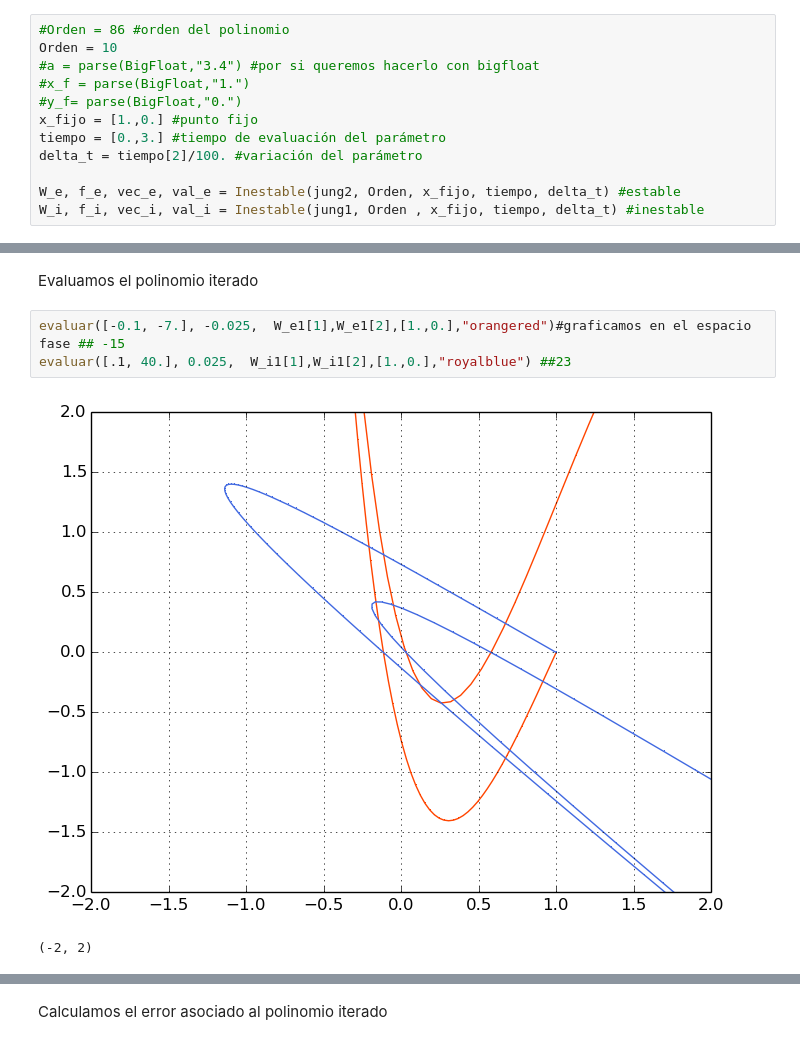
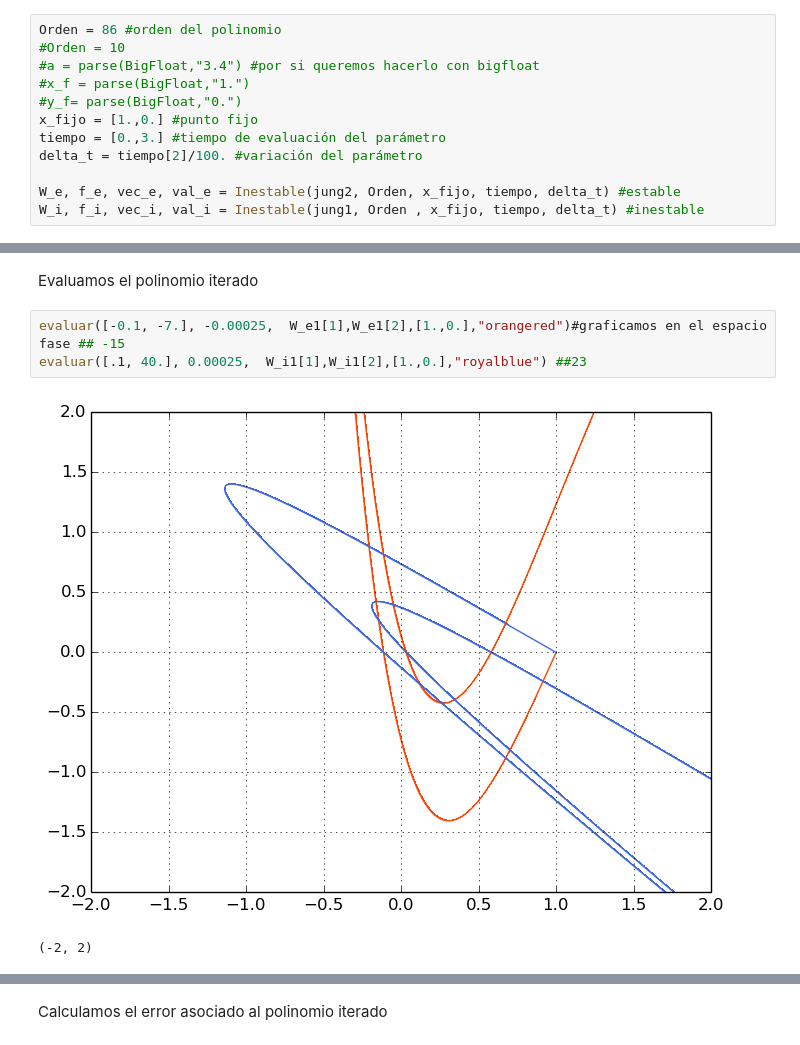
Before and after one commit to alvarezeve/Tesis-Variedades-Estables-e-inestables, a Jupyter notebook: Conjuntos fundamentales 2.ipynb, the cells around one changed output, grey strips where cells are left out. Cells and saved outputs as stored; diff of their text form.

```diff
--- a/Conjuntos fundamentales 2.ipynb
+++ b/Conjuntos fundamentales 2.ipynb
@@ -43,8 +43,8 @@ jung2(x,y)=JungI(x,y,5.7)
 # %% [output]
 jung2 (generic function with 1 method)
 # %%
-#Orden = 86 #orden del polinomio
-Orden = 10
+Orden = 86 #orden del polinomio
+#Orden = 10
 #a = parse(BigFloat,"3.4") #por si queremos hacerlo con bigfloat
 #x_f = parse(BigFloat,"1.")
 #y_f= parse(BigFloat,"0.")
@@ -130,8 +130,8 @@ W_i1=jung2(W_i[1],W_i[2])
 # %% [markdown]
 Evaluamos el polinomio iterado
 # %%
-evaluar([-0.1, -7.], -0.025,  W_e1[1],W_e1[2],[1.,0.],"orangered")#graficamos en el espacio fase ## -15
-evaluar([.1, 40.], 0.025,  W_i1[1],W_i1[2],[1.,0.],"royalblue") ##23
+evaluar([-0.1, -7.], -0.00025,  W_e1[1],W_e1[2],[1.,0.],"orangered")#graficamos en el espacio fase ## -15
+evaluar([.1, 40.], 0.00025,  W_i1[1],W_i1[2],[1.,0.],"royalblue") ##23
 # %% [output]
-[figure, old version]
+[figure, new version]
 (-2, 2)
```
Also changed, not shown: parts of 8 cells of this notebook, 2 other files.
